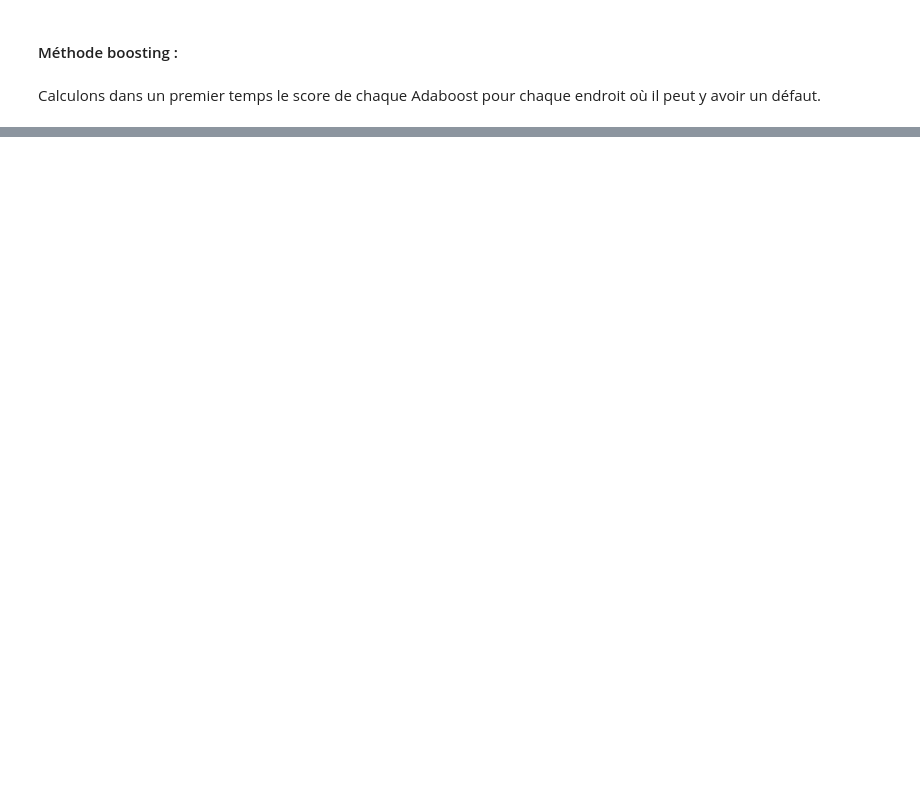
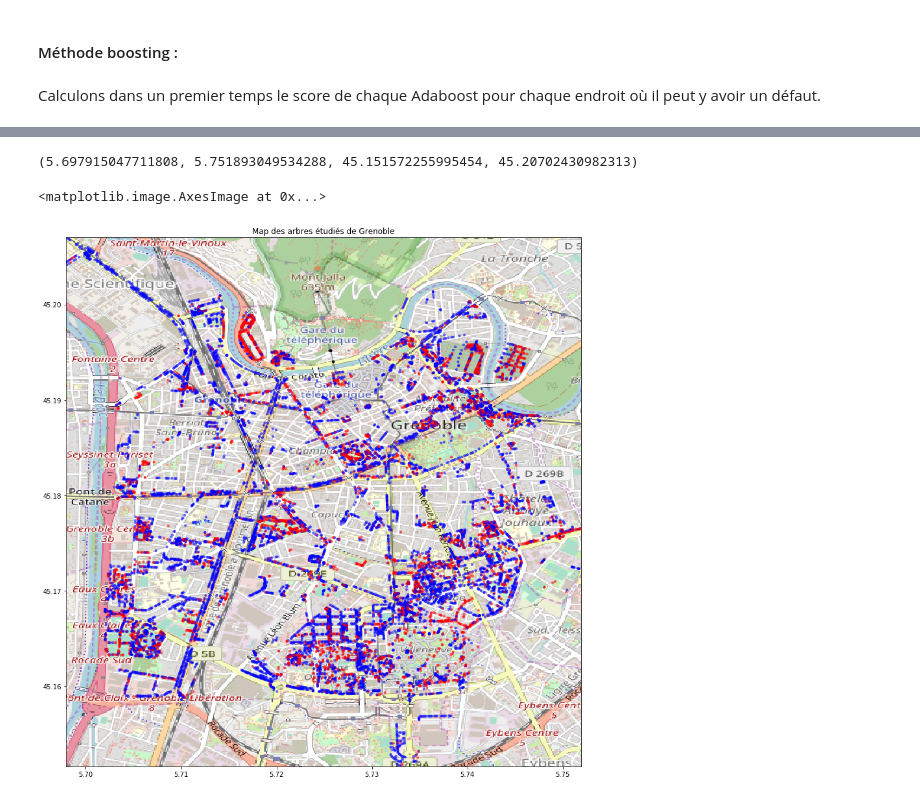
Before and after one commit to Bertrand-gbt/Projet, a Jupyter notebook: Projet_FDECfinal.ipynb, the cells around one changed output, grey strips where cells are left out. Saved outputs shown, nothing was run; the diff lists cells and outputs as text; code cells hidden in the pictures; blank space fills up the shorter version.

```diff
--- a/Projet_FDECfinal.ipynb
+++ b/Projet_FDECfinal.ipynb
@@ -522,0 +498,30 @@ feat_importances.nlargest(10).plot(kind='barh')
+# %%
+V_coords=np.array(V_coords)
+# %%
+pour_couleur=np.array(data[[18]])
+C=[]
+for i in pour_couleur:
+    if (i==1):
+        C.append('red')
+    else :
+        C.append('blue')
+
+C=np.array(C)
+# %%
+BBox = (min(V_coords[:,0]),   max(V_coords[:,0]),
+         min(V_coords[:,1]), max(V_coords[:,1]))
+BBox
+# %% [output]
+(5.697915047711808, 5.751893049534288, 45.151572255995454, 45.20702430982313)
+# %%
+ruh_m = plt.imread('/content/map.png')
+# %%
+fig, ax = plt.subplots(figsize = (15,15))
+ax.scatter(V_coords[:,0], V_coords[:,1], zorder=1, alpha= 0.5, c=C, s=10, marker='o')
+ax.set_title('Map des arbres étudiés de Grenoble')
+ax.set_xlim(BBox[0],BBox[1])
+ax.set_ylim(BBox[2],BBox[3])
+ax.imshow(ruh_m, zorder=0, extent = BBox, aspect= 'equal')
+# %% [output]
+<matplotlib.image.AxesImage at 0x...>
+[figure, added]
```
Also changed, not shown: parts of 28 cells of this notebook.
